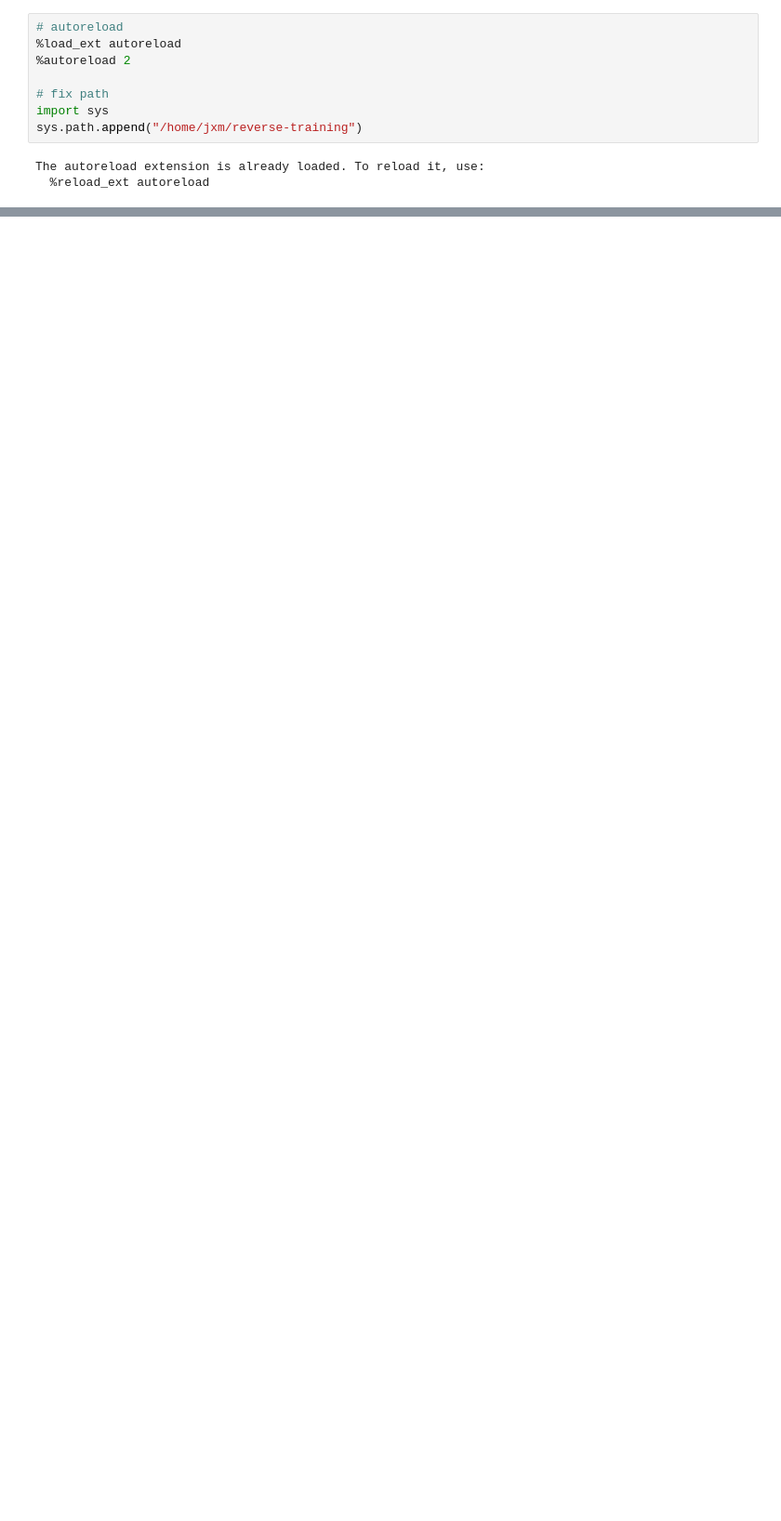
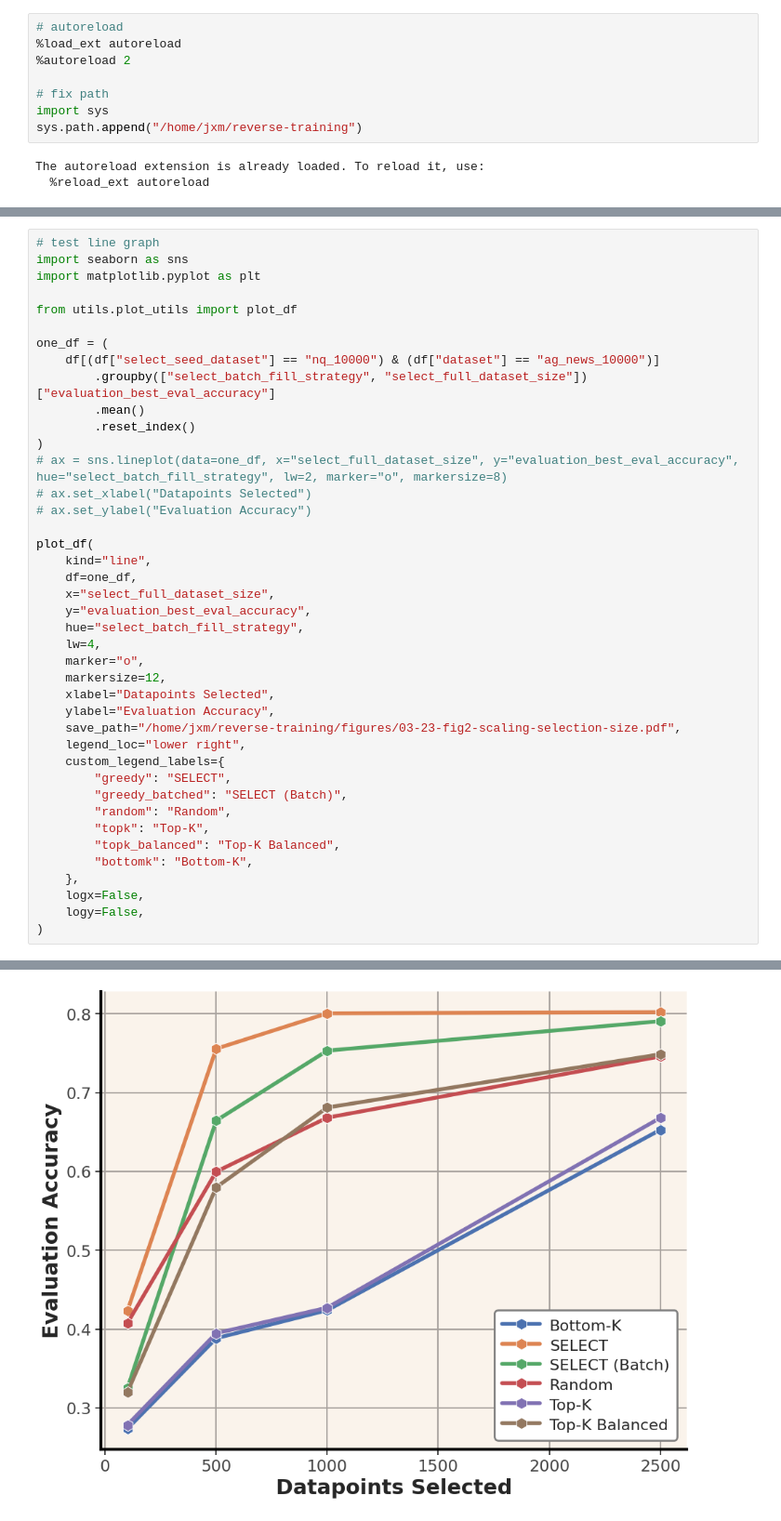
Before and after one commit to jxmorris12/reverse-training, a Jupyter notebook: nbs/2025_03_23_Experiments_first_try.ipynb, the cells around one changed output, grey strips where cells are left out. Shown at 93% size. Cells and saved outputs as stored; diff of their text form; blank space fills up the shorter version.

Commit message:
add plots; track time

```diff
--- a/nbs/2025_03_23_Experiments_first_try.ipynb
+++ b/nbs/2025_03_23_Experiments_first_try.ipynb
@@ -144,0 +152,42 @@ Index(['dataset', 'dataset_size', 'minibatch_size', 'eval_every',
+# %%
+# test line graph
+import seaborn as sns
+import matplotlib.pyplot as plt
+
+from utils.plot_utils import plot_df
+
+one_df = (
+    df[(df["select_seed_dataset"] == "nq_10000") & (df["dataset"] == "ag_news_10000")]
+        .groupby(["select_batch_fill_strategy", "select_full_dataset_size"])["evaluation_best_eval_accuracy"]
+        .mean()
+        .reset_index()
+)
+# ax = sns.lineplot(data=one_df, x="select_full_dataset_size", y="evaluation_best_eval_accuracy", hue="select_batch_fill_strategy", lw=2, marker="o", markersize=8)
+# ax.set_xlabel("Datapoints Selected")
+# ax.set_ylabel("Evaluation Accuracy")
+
+plot_df(
+    kind="line",
+    df=one_df,
+    x="select_full_dataset_size",
+    y="evaluation_best_eval_accuracy",
+    hue="select_batch_fill_strategy",
+    lw=4,
+    marker="o",
+    markersize=12,
+    xlabel="Datapoints Selected",
+    ylabel="Evaluation Accuracy",
+    save_path="/home/jxm/reverse-training/figures/03-23-fig2-scaling-selection-size.pdf",
+    legend_loc="lower right",
+    custom_legend_labels={
+        "greedy": "SELECT",
+        "greedy_batched": "SELECT (Batch)",
+        "random": "Random",
+        "topk": "Top-K",
+        "topk_balanced": "Top-K Balanced",
+        "bottomk": "Bottom-K",
+    },
+    logx=False,
+    logy=False,
+)
+# %% [output]
@@ -144,0 +212 @@ Index(['dataset', 'dataset_size', 'minibatch_size', 'eval_every',
+[figure, added]
```
Also changed, not shown: parts of 13 cells of this notebook, 8 other files.
